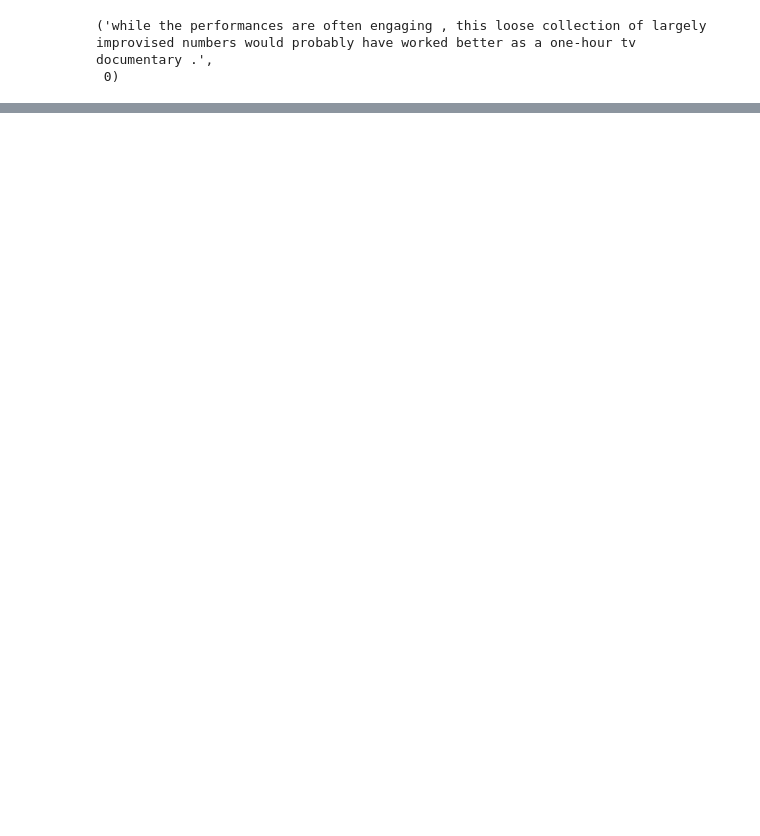
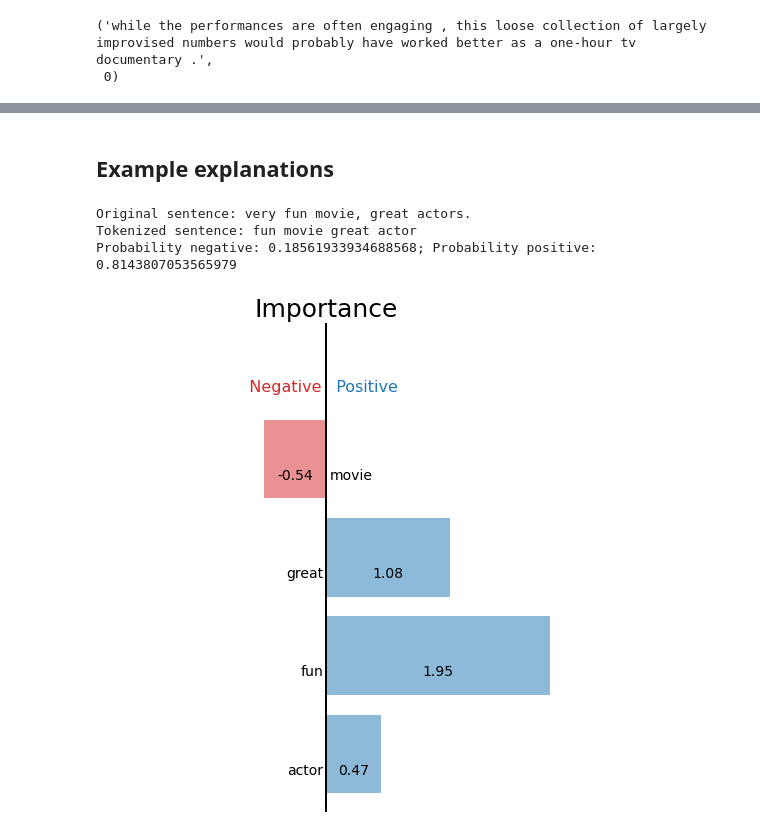
Before and after one commit to vcoscrato/NNLLE, a Jupyter notebook: ex_rotten_tomatos.ipynb, the cells around one changed output, grey strips where cells are left out. Cells and saved outputs as stored; diff of their text form; code cells hidden in the pictures; blank space fills up the shorter version.

```diff
--- a/ex_rotten_tomatos.ipynb
+++ b/ex_rotten_tomatos.ipynb
@@ -112,0 +202,12 @@ names_features[:10], len(names_features)
+# %% [markdown]
+## Example explanations
+# %%
+sentence = 'very fun movie, great actors.'
+x_ = process_text(sentence)
+x__vec = vectorizer.transform([x_])
+explanation(sentence, x_, x__vec, model)
+# %% [output]
+Original sentence: very fun movie, great actors.
+Tokenized sentence: fun movie great actor
+Probability negative: 0.18561933934688568; Probability positive: 0.8143807053565979
+[figure, added]
```
Also changed, not shown: parts of 12 cells of this notebook, 10 other files.
